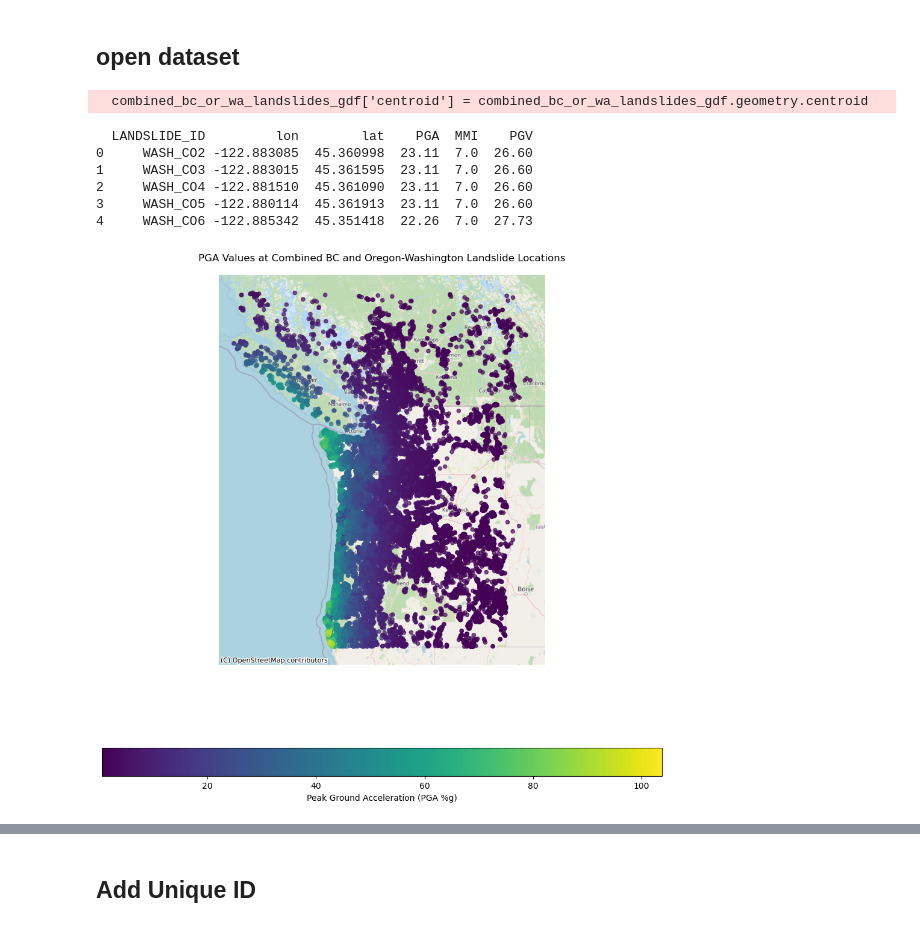
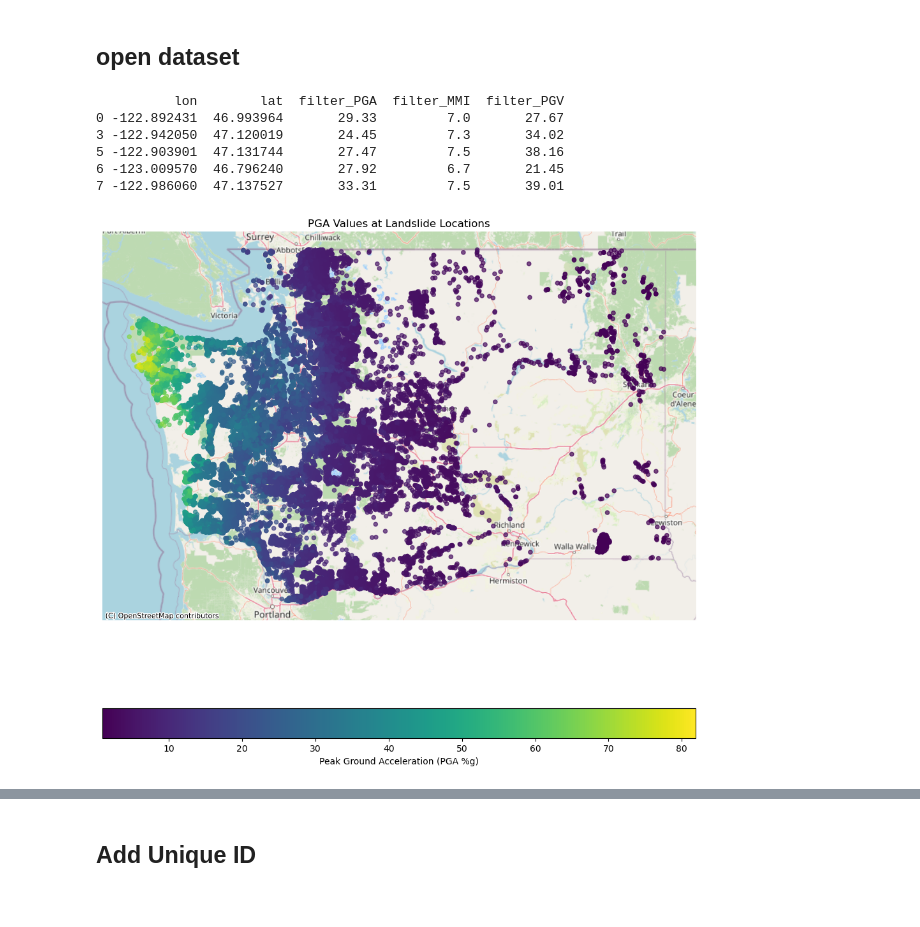
Before and after one commit to loicbachelot/cascadia-landslide-book, a Jupyter notebook: PostProcessing/post_processing.ipynb, the cells around one changed output, grey strips where cells are left out. Cells and saved outputs as stored; diff of their text form; code cells hidden in the pictures.

```diff
--- a/PostProcessing/post_processing.ipynb
+++ b/PostProcessing/post_processing.ipynb
@@ -132,8 +134,9 @@ Name: count, dtype: int64
 # %% [markdown]
 ## open dataset
 # %%
-combined_landslide_path = "../PreProcessing/processed_geojson/oregon_landslides_processed.geojson"
-combined_bc_or_wa_landslides_gdf = gpd.read_file(combined_landslide_path)
+landslide_ds_path = "../PreProcessing/processed_geojson/washington_landslides_processed.geojson"
+ds_name = "washington"
+landslides_gdf = gpd.read_file(landslide_ds_path)
 # %%
 from scipy.interpolate import NearestNDInterpolator
 import numpy as np
@@ -146,65 +149,64 @@ interpolators = {
 }
 # %%
 # Calculate the centroid for all geometries. For points, the centroid is the point itself.
-combined_bc_or_wa_landslides_gdf['centroid'] = combined_bc_or_wa_landslides_gdf.geometry.centroid
+landslides_gdf['centroid'] = landslides_gdf.geometry.centroid
 
 # Ensure the centroid coordinates are in WGS84 (EPSG:4326)
-combined_bc_or_wa_landslides_gdf['centroid'] = combined_bc_or_wa_landslides_gdf['centroid'].to_crs(epsg=4326)
+landslides_gdf['centroid'] = landslides_gdf['centroid'].to_crs(epsg=4326)
 
 # Extract longitude and latitude from the centroid
-cr = combined_bc_or_wa_landslides_gdf['centroid']
-combined_bc_or_wa_landslides_gdf['lon'] = cr.x
-combined_bc_or_wa_landslides_gdf['lat'] = cr.y
+cr = landslides_gdf['centroid']
+landslides_gdf['lon'] = cr.x
+landslides_gdf['lat'] = cr.y
 
 # Drop rows where longitude or latitude is missing
-combined_bc_or_wa_landslides_gdf.dropna(subset=['lon', 'lat'], inplace=True)
+landslides_gdf.dropna(subset=['lon', 'lat'], inplace=True)
 
 # Prepare the query points for interpolation
-query_points_combined = combined_bc_or_wa_landslides_gdf[['lon', 'lat']].values
+query_points_combined = landslides_gdf[['lon', 'lat']].values
 
 # Interpolate PGA, MMI, and PGV values using the existing interpolators
-combined_bc_or_wa_landslides_gdf['PGA'] = interpolators['PGA'](query_points_combined)
-combined_bc_or_wa_landslides_gdf['MMI'] = interpolators['MMI'](query_points_combined)
-combined_bc_or_wa_landslides_gdf['PGV'] = interpolators['PGV'](query_points_combined)
-combined_bc_or_wa_landslides_gdf['PSA03'] = interpolators['PSA03'](query_points_combined)
+landslides_gdf['filter_PGA'] = interpolators['PGA'](query_points_combined)
+landslides_gdf['filter_MMI'] = interpolators['MMI'](query_points_combined)
+landslides_gdf['filter_PGV'] = interpolators['PGV'](query_points_combined)
+landslides_gdf['filter_PSA03'] = interpolators['PSA03'](query_points_combined)
 
 # Display the head of the updated dataframe with the new columns
-print(combined_bc_or_wa_landslides_gdf[['LANDSLIDE_ID', 'lon', 'lat', 'PGA', 'MMI', 'PGV']].head())
+print(landslides_gdf[['lon', 'lat', 'filter_PGA', 'filter_MMI', 'filter_PGV']].head())
 # %% [output]
-  combined_bc_or_wa_landslides_gdf['centroid'] = combined_bc_or_wa_landslides_gdf.geometry.centroid
+          lon        lat  filter_PGA  filter_MMI  filter_PGV
+0 -122.892431  46.993964       29.33         7.0       27.67
+3 -122.942050  47.120019       24.45         7.3       34.02
+5 -122.903901  47.131744       27.47         7.5       38.16
+6 -123.009570  46.796240       27.92         6.7       21.45
+7 -122.986060  47.137527       33.31         7.5       39.01
-  LANDSLIDE_ID         lon        lat    PGA  MMI    PGV
-0     WASH_CO2 -122.883085  45.360998  23.11  7.0  26.60
-1     WASH_CO3 -122.883015  45.361595  23.11  7.0  26.60
-2     WASH_CO4 -122.881510  45.361090  23.11  7.0  26.60
-3     WASH_CO5 -122.880114  45.361913  23.11  7.0  26.60
-4     WASH_CO6 -122.885342  45.351418  22.26  7.0  27.73
 # %%
 import contextily as cx
 
 # Ensure the geometry is set to the 'centroid' column for plotting
-combined_bc_or_wa_landslides_gdf = combined_bc_or_wa_landslides_gdf.set_geometry("centroid")
+landslides_gdf = landslides_gdf.set_geometry("centroid")
 # Re-project the GeoDataFrame to Web Mercator (EPSG:3857) which is required by contextily
-combined_bc_or_wa_landslides_gdf_wm = combined_bc_or_wa_landslides_gdf.to_crs(epsg=3857)
+landslides_gdf_wm = landslides_gdf.to_crs(epsg=3857)
 
 # Create the plot
 fig, ax = plt.subplots(figsize=(12, 12))
 # Plot the landslide data
-combined_bc_or_wa_landslides_gdf_wm.plot(column='PGA',
+landslides_gdf_wm.plot(column='filter_PGA',
                                 ax=ax,
                                 legend=True,
                                 cmap='viridis',
                                 alpha=0.7,
                                 markersize=20,
                                 legend_kwds={'label': "Peak Ground Acceleration (PGA %g)",
                                             'orientation': "horizontal"})
 
 # Add the basemap
 cx.add_basemap(ax, source=cx.providers.OpenStreetMap.Mapnik)
 
 # Set title and remove axis labels for a cleaner map look
-ax.set_title('PGA Values at Combined BC and Oregon-Washington Landslide Locations')
+ax.set_title('PGA Values at Landslide Locations')
 ax.set_axis_off()
 plt.show()
 # %% [output]
-[figure, old version]
+[figure, new version]
 # %%
```
Also changed, not shown: parts of 13 cells of this notebook.
